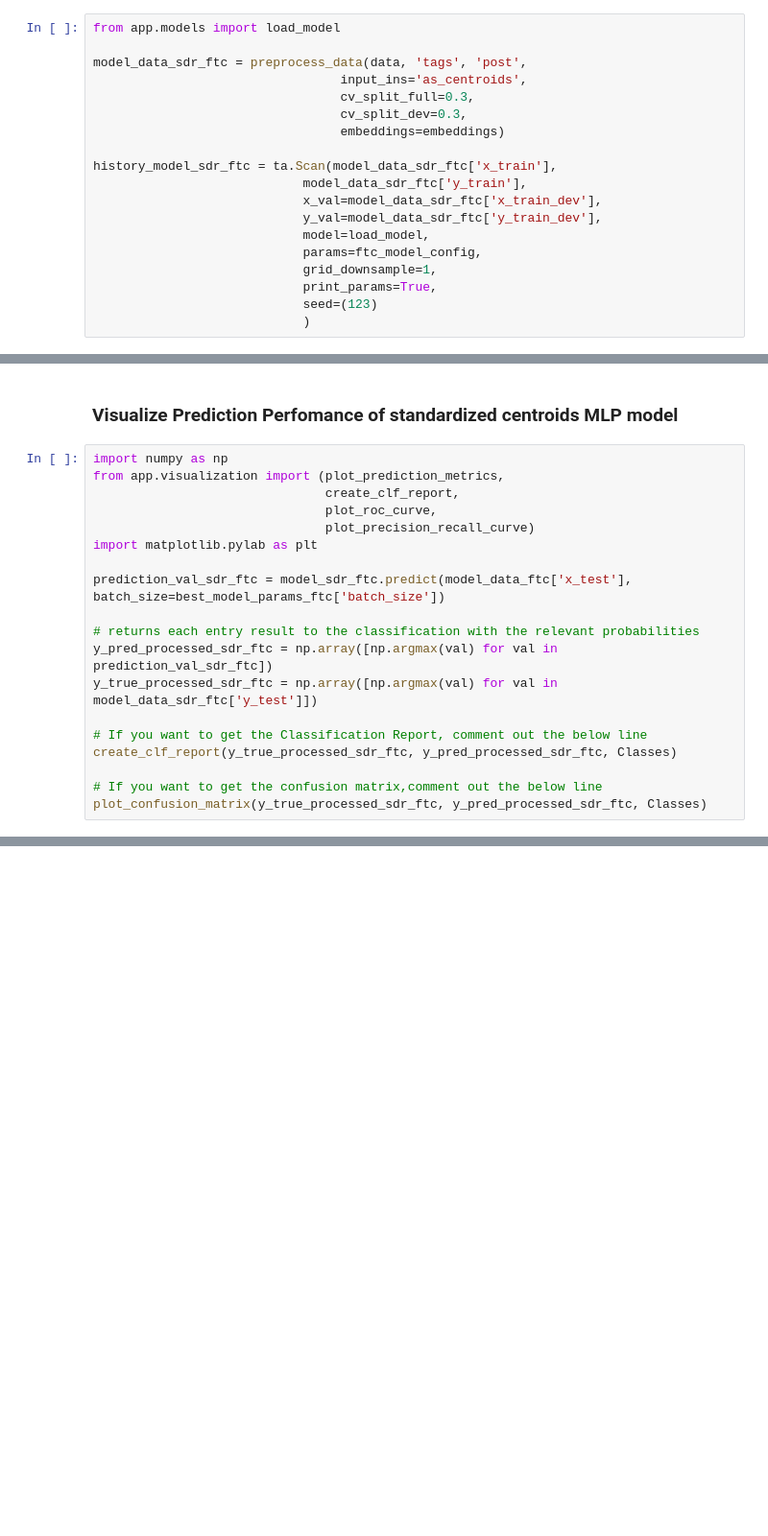
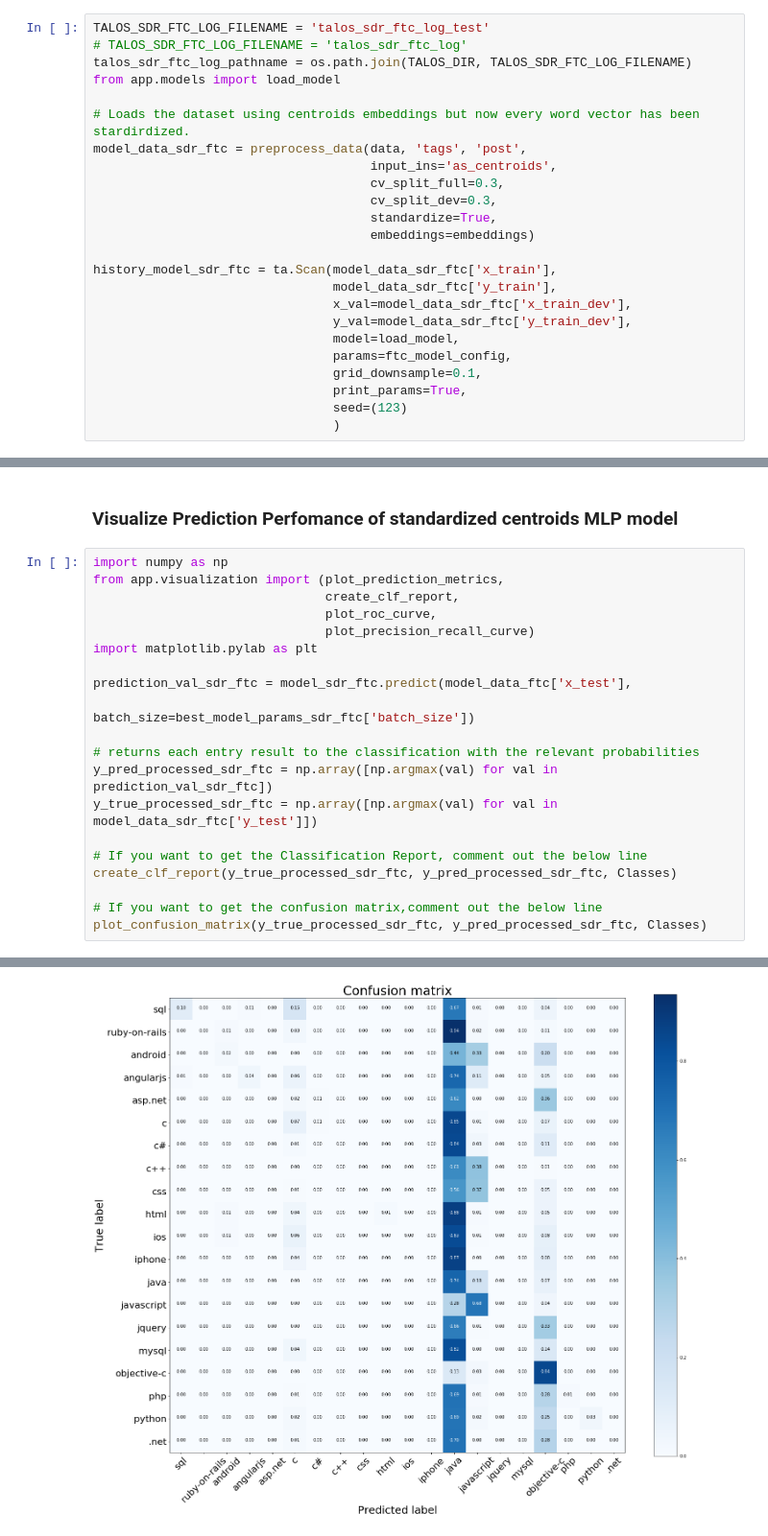
Before and after one commit to giannhskod/text-classification-mlp, a Jupyter notebook: notebooks/keras_mlp_stackoverflow_posts_with_ftc.ipynb, the cells around one changed output, grey strips where cells are left out. Shown at 96% size. Drawn from its saved outputs; the diff is of its cells as text; blank space fills up the shorter version.

```diff
--- a/notebooks/keras_mlp_stackoverflow_posts_with_ftc.ipynb
+++ b/notebooks/keras_mlp_stackoverflow_posts_with_ftc.ipynb
@@ -176,19 +224,24 @@ plot_confusion_matrix(y_true_processed_ftc, prediction_val_ftc, Classes)
 # %%
+TALOS_SDR_FTC_LOG_FILENAME = 'talos_sdr_ftc_log_test'
+# TALOS_SDR_FTC_LOG_FILENAME = 'talos_sdr_ftc_log'
+talos_sdr_ftc_log_pathname = os.path.join(TALOS_DIR, TALOS_SDR_FTC_LOG_FILENAME)
 from app.models import load_model
 
+# Loads the dataset using centroids embeddings but now every word vector has been stardirdized.
 model_data_sdr_ftc = preprocess_data(data, 'tags', 'post',
-                                 input_ins='as_centroids',
-                                 cv_split_full=0.3,
-                                 cv_split_dev=0.3,
-                                 embeddings=embeddings)
+                                     input_ins='as_centroids',
+                                     cv_split_full=0.3,
+                                     cv_split_dev=0.3,
+                                     standardize=True,
+                                     embeddings=embeddings)
 
 history_model_sdr_ftc = ta.Scan(model_data_sdr_ftc['x_train'],
-                            model_data_sdr_ftc['y_train'],
-                            x_val=model_data_sdr_ftc['x_train_dev'],
-                            y_val=model_data_sdr_ftc['y_train_dev'],
-                            model=load_model,
-                            params=ftc_model_config,
-                            grid_downsample=1,
-                            print_params=True,
-                            seed=(123)
-                            )
+                                model_data_sdr_ftc['y_train'],
+                                x_val=model_data_sdr_ftc['x_train_dev'],
+                                y_val=model_data_sdr_ftc['y_train_dev'],
+                                model=load_model,
+                                params=ftc_model_config,
+                                grid_downsample=0.1,
+                                print_params=True,
+                                seed=(123)
+                                )
@@ -237,7 +324,8 @@ from app.visualization import (plot_prediction_metrics,
                                plot_precision_recall_curve)
 import matplotlib.pylab as plt
 
-prediction_val_sdr_ftc = model_sdr_ftc.predict(model_data_ftc['x_test'], batch_size=best_model_params_ftc['batch_size'])
+prediction_val_sdr_ftc = model_sdr_ftc.predict(model_data_ftc['x_test'],
+                                               batch_size=best_model_params_sdr_ftc['batch_size'])
 
 # returns each entry result to the classification with the relevant probabilities
 y_pred_processed_sdr_ftc = np.array([np.argmax(val) for val in prediction_val_sdr_ftc])
@@ -248,3 +336,4 @@ create_clf_report(y_true_processed_sdr_ftc, y_pred_processed_sdr_ftc, Classes)
 
 # If you want to get the confusion matrix,comment out the below line
 plot_confusion_matrix(y_true_processed_sdr_ftc, y_pred_processed_sdr_ftc, Classes)
+# %% [output]
@@ -250,0 +357 @@ plot_confusion_matrix(y_true_processed_sdr_ftc, y_pred_processed_sdr_ftc, Classe
+[figure, added]
```
Also changed, not shown: parts of 15 cells of this notebook, 6 other files.
